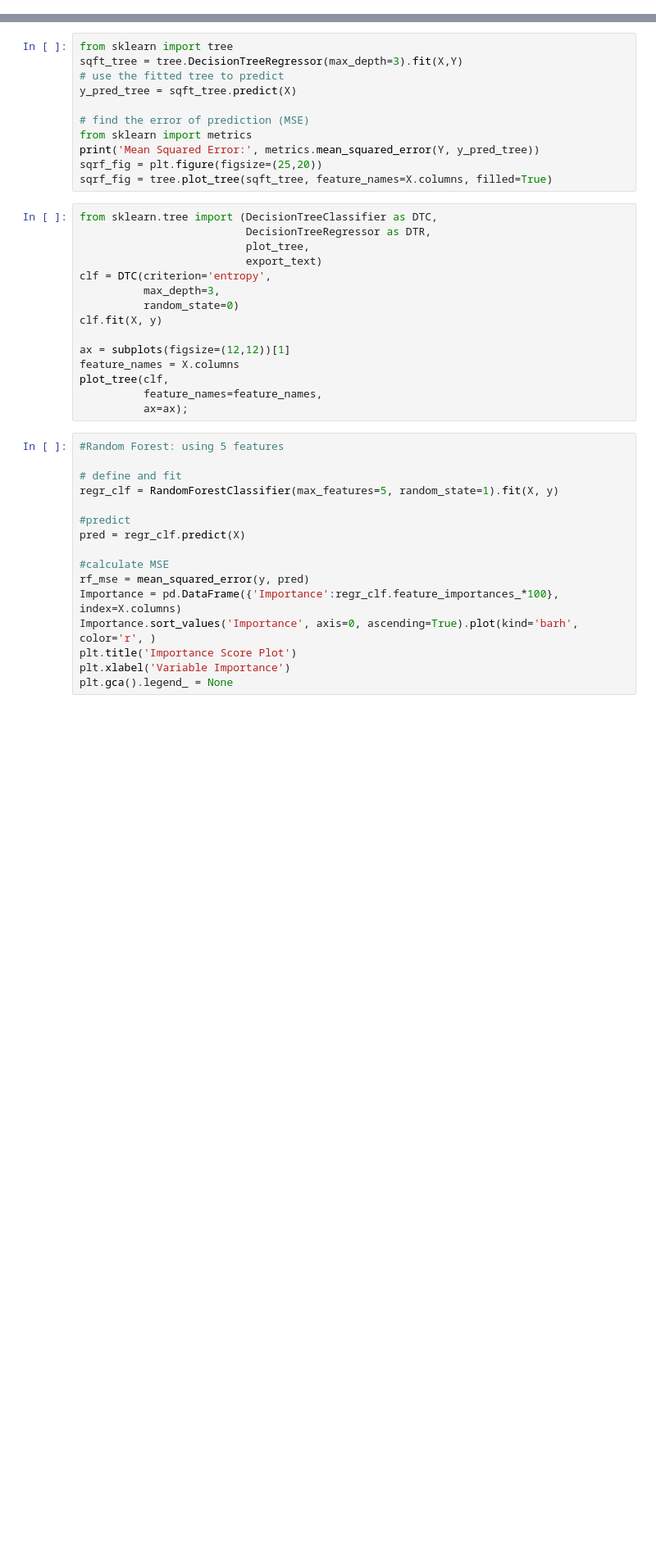
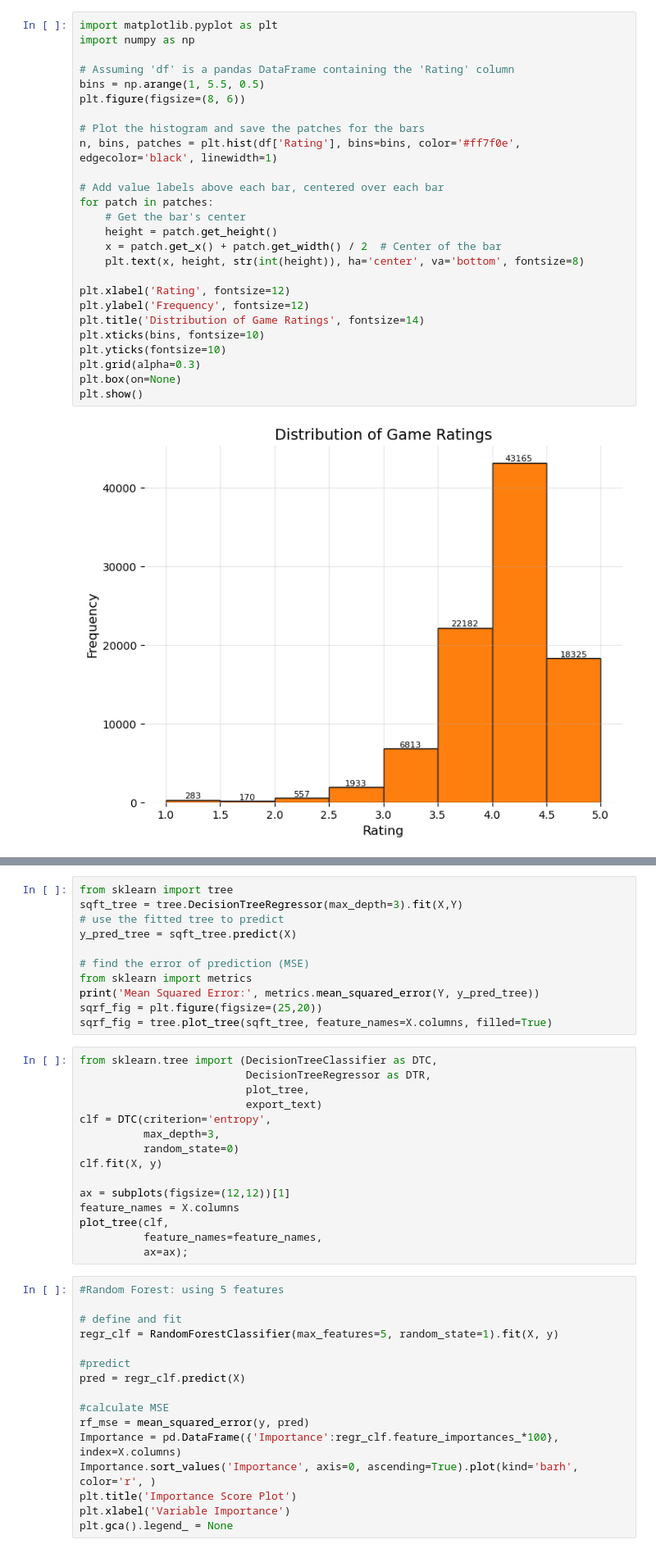
Before and after one commit to redRNR/AdBanImpact, a Jupyter notebook: project.ipynb, the cells around one changed output, grey strips where cells are left out. Shown at 82% size. Drawn from its saved outputs; the diff is of its cells as text; blank space fills up the shorter version.

Commit message:
Add Ratings Distribution Histogram

```diff
--- a/project.ipynb
+++ b/project.ipynb
@@ -79,3 +77,31 @@ P-value: 0.0000
 Distribution: F(5577,87834)
 
 Included effects: Entity, Time
+# %%
+import matplotlib.pyplot as plt
+import numpy as np
+
+# Assuming 'df' is a pandas DataFrame containing the 'Rating' column
+bins = np.arange(1, 5.5, 0.5)
+plt.figure(figsize=(8, 6))
+
+# Plot the histogram and save the patches for the bars
+n, bins, patches = plt.hist(df['Rating'], bins=bins, color='#ff7f0e', edgecolor='black', linewidth=1)
+
+# Add value labels above each bar, centered over each bar
+for patch in patches:
+    # Get the bar's center
+    height = patch.get_height()
+    x = patch.get_x() + patch.get_width() / 2  # Center of the bar
+    plt.text(x, height, str(int(height)), ha='center', va='bottom', fontsize=8)
+
+plt.xlabel('Rating', fontsize=12)
+plt.ylabel('Frequency', fontsize=12)
+plt.title('Distribution of Game Ratings', fontsize=14)
+plt.xticks(bins, fontsize=10)
+plt.yticks(fontsize=10)
+plt.grid(alpha=0.3)
+plt.box(on=None)
+plt.show()
+# %% [output]
+[figure, added]
```
Also changed, not shown: parts of 18 cells of this notebook.
